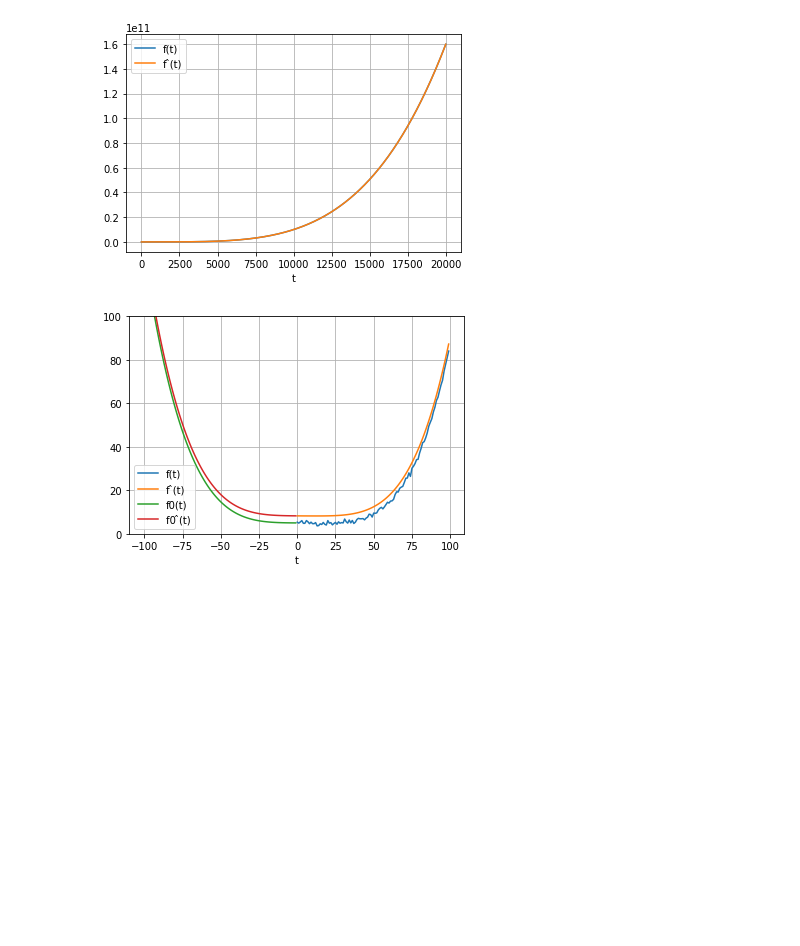
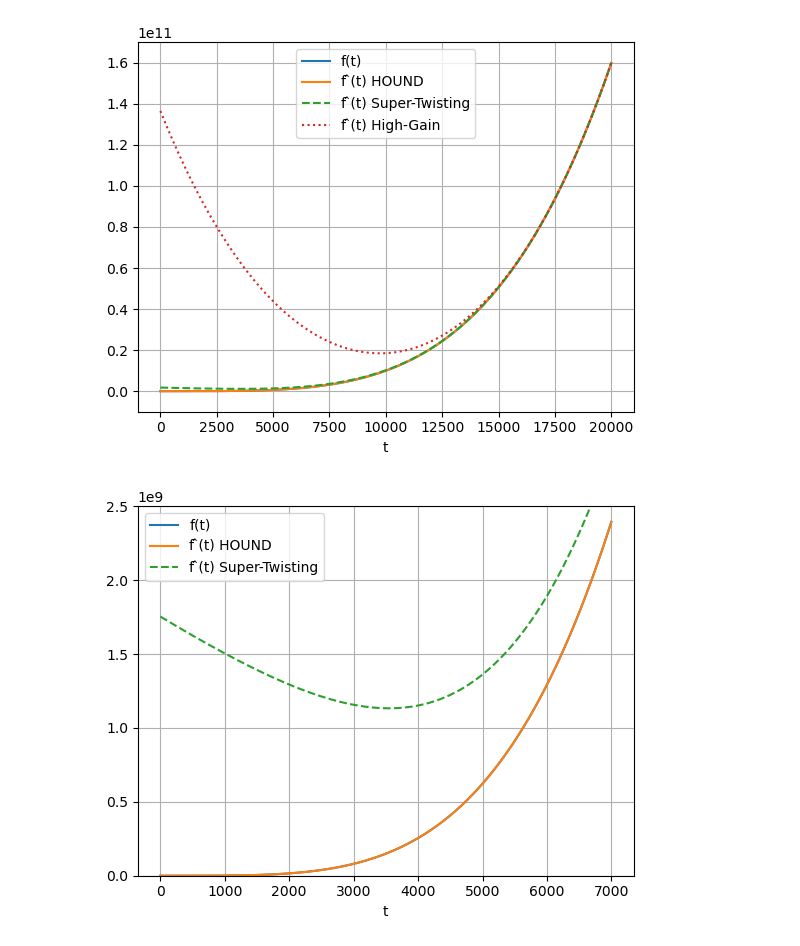
Before and after one commit to katrichek/HOUND, a Jupyter notebook: HOUND.ipynb, the cells around one changed output. Saved outputs shown, nothing was run; the diff lists cells and outputs as text; code cells hidden in the pictures; blank space fills up the shorter version.

Commit message:
Add files via upload
add high-gain and super-twisting differentiators

```diff
--- a/HOUND.ipynb
+++ b/HOUND.ipynb
@@ -102,34 +166,69 @@ K^ 4 = 1.000000000523108e-06  K 4 = 1e-06
 # %%
 fig, ax = plt.subplots()
+ax.set_ylim(-1e10, 17e10)
 ax.plot(ts, fs, label='f(t)')
-ax.plot(ts, interp, label='f ̂(t)')
+ax.plot(ts, interp_HOUND, label='f ̂(t) HOUND', linestyle="solid")
+ax.plot(ts, interpLevant, label='f ̂(t) Super-Twisting', linestyle="dashed")
+ax.plot(ts, interpKhalil, label='f ̂(t) High-Gain', linestyle="dotted")
 ax.set_xlabel("t")
 ax.grid();
 plt.legend()
 plt.show();
 
 fig, ax = plt.subplots()
+ax.set_ylim(0, 0.25e10)
+ax.plot(ts[:7000], fs[:7000], label='f(t)')
+ax.plot(ts[:7000], interp_HOUND[:7000], label='f ̂(t) HOUND', linestyle="solid")
+ax.plot(ts[:7000], interpLevant[:7000], label='f ̂(t) Super-Twisting', linestyle="dashed")
+ax.set_xlabel("t")
+ax.grid();
+plt.legend()
+plt.show();
+
+
+fig, ax = plt.subplots()
 ax.set_ylim(0, 100)
 x = 100
 ax.plot(ts[:x], fs[:x], label='f(t)')
-ax.plot(ts[:x], interp[:x], label='f ̂(t)')
+ax.plot(ts[:x], interp_HOUND[:x], label='f ̂(t) HOUND', linestyle="solid")
 ax.plot(extra_prev_ts, extra_prev_f0, label='f0(t)')
-ax.plot(extra_prev_ts, extra_prev_z0, label='f0 ̂(t)')
+ax.plot(extra_prev_ts, extra_prev_z0_HOUND, label='f0 ̂(t) HOUND', linestyle="solid")
 ax.set_xlabel("t")
 ax.grid();
 plt.legend()
 plt.show();
 
 fig, ax = plt.subplots()
 x = -100
 ax.plot(ts[x:], fs[x:], label='f(t)')
-ax.plot(ts[x:], interp[x:], label='f ̂(t)')
+ax.plot(ts[x:], interp_HOUND[x:], label='f ̂(t) HOUND', linestyle="solid")
+ax.plot(ts[x:], interpLevant[x:], label='f ̂(t) Super-Twisting', linestyle="dashed")
+ax.plot(ts[x:], interpKhalil[x:], label='f ̂(t) High-Gain', linestyle="dotted")
 ax.plot(extra_post_ts, extra_post_f0, label='f0(t)')
-ax.plot(extra_post_ts, extra_post_z0, label='f0 ̂(t)')
+ax.plot(extra_post_ts, extra_post_z0_HOUND, label='f0 ̂(t) HOUND', linestyle="solid")
+ax.plot(extra_post_ts, extra_post_z0Levant, label='f0 ̂(t) Super-Twisting', linestyle="dashed")
+ax.plot(extra_post_ts, extra_post_z0Khalil, label='f0 ̂(t) High-Gain', linestyle="dotted")
 ax.set_xlabel("t")
 ax.grid();
 plt.legend()
 plt.show();
+
+fig, ax = plt.subplots()
+ax.set_xlim(20000-0.0000001, 20000+0.0000001)
+ax.set_ylim(159840119925-6, 159840119925+4)
+x = 2
+ax.plot(ts[-x:], fs[-x:], label='f(t)')
+ax.plot(ts[-x:], interp_HOUND[-x:], label='f ̂(t) HOUND', linestyle="solid")
+ax.plot(ts[-x:], interpLevant[-x:], label='f ̂(t) Super-Twisting', linestyle="dashed")
+ax.plot(ts[-x:], interpKhalil[-x:], label='f ̂(t) High-Gain', linestyle="dotted")
+ax.plot(extra_post_ts[:x], extra_post_f0[:x], label='f0(t)')
+ax.plot(extra_post_ts[:x], extra_post_z0_HOUND[:x], label='f0 ̂(t) HOUND', linestyle="solid")
+ax.plot(extra_post_ts[:x], extra_post_z0Levant[:x], label='f0 ̂(t) Super-Twisting', linestyle="dashed")
+ax.plot(extra_post_ts[:x], extra_post_z0Khalil[:x], label='f0 ̂(t) High-Gain', linestyle="dotted")
+ax.set_xlabel("t")
+ax.grid();
+plt.legend()
+plt.show();
 # %% [output]
-[figure, old version]
+[figure, new version]
-[figure, old version]
+[figure, new version]
```
Also changed, not shown: parts of 11 cells of this notebook.
